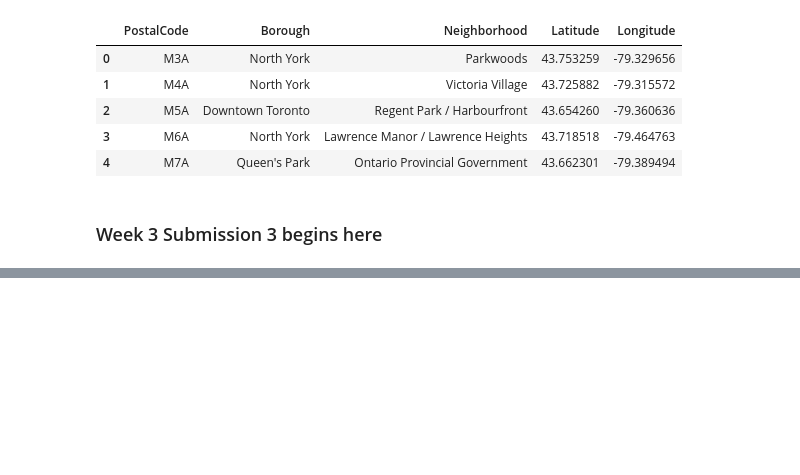
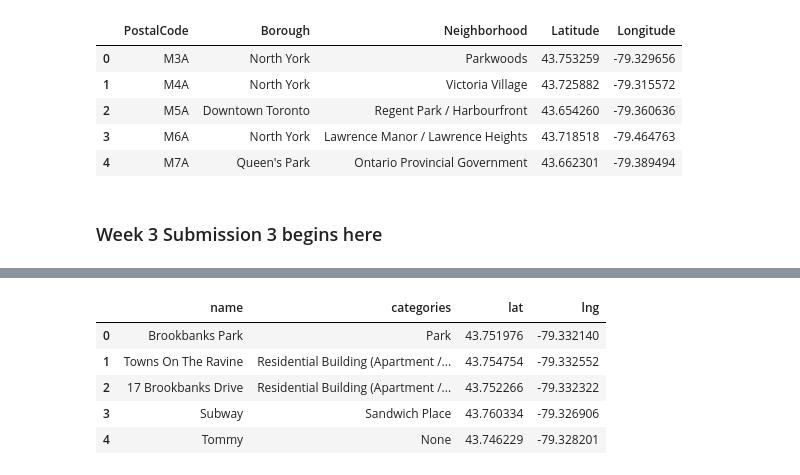
Before and after one commit to askarnik/Coursera_Capstone, a Jupyter notebook: Coursera_Capstone.ipynb, the cells around one changed output, grey strips where cells are left out. Drawn from its saved outputs; the diff is of its cells as text; code cells hidden in the pictures; blank space fills up the shorter version.

```diff
--- a/Coursera_Capstone.ipynb
+++ b/Coursera_Capstone.ipynb
@@ -164,0 +188,29 @@ map_toronto
+# %%
+neighborhood_latitude = toronto_data.loc[0, 'Latitude']
+neighborhood_longitude = toronto_data.loc[0, 'Longitude']
+# %%
+def create_url(neighborhood_latitude, neighborhood_longitude):
+    url = 'https://api.foursquare.com/v2/venues/search?client_id='+str(CLIENT_ID)
+    url = url+'&client_secret='+str(CLIENT_SECRET)
+    url = url+'&ll='+str(neighborhood_latitude)+','+str(neighborhood_longitude)
+    url = url+'&v='+str(VERSION)
+    url = url+'&radius=500'
+    url = url+'&limit='+str(LIMIT)
+
+    return url
+# %%
+# function that extracts the category of the venue, from New York project
+def get_category_type(row):
+    try:
+        categories_list = row['categories']
+    except:
+        categories_list = row['venue.categories']
+
+    if len(categories_list) == 0:
+        return None
+    else:
+        return categories_list[0]['name']
+# %%
+url = create_url(neighborhood_latitude, neighborhood_longitude)
+results = requests.get(url).json()
+results
@@ -164,0 +235,13 @@ map_toronto
+# %%
+parkwoods_venues = json_normalize(results['response']['venues'])
+parkwoods_venues = parkwoods_venues[['name', 'categories', 'location.lat', 'location.lng']]
+parkwoods_venues['categories'] = parkwoods_venues.apply(get_category_type, axis=1)
+parkwoods_venues.columns = [col.split(".")[-1] for col in parkwoods_venues.columns]
+parkwoods_venues.head()
+# %% [output]
+|  | name | categories | lat | lng |
+| 0 | Brookbanks Park | Park | 43.751976 | -79.332140 |
+| 1 | Towns On The Ravine | Residential Building (Apartment /... | 43.754754 | -79.332552 |
+| 2 | 17 Brookbanks Drive | Residential Building (Apartment /... | 43.752266 | -79.332322 |
+| 3 | Subway | Sandwich Place | 43.760334 | -79.326906 |
+| 4 | Tommy | None | 43.746229 | -79.328201 |
```
Also changed, not shown: parts of 8 cells of this notebook.
